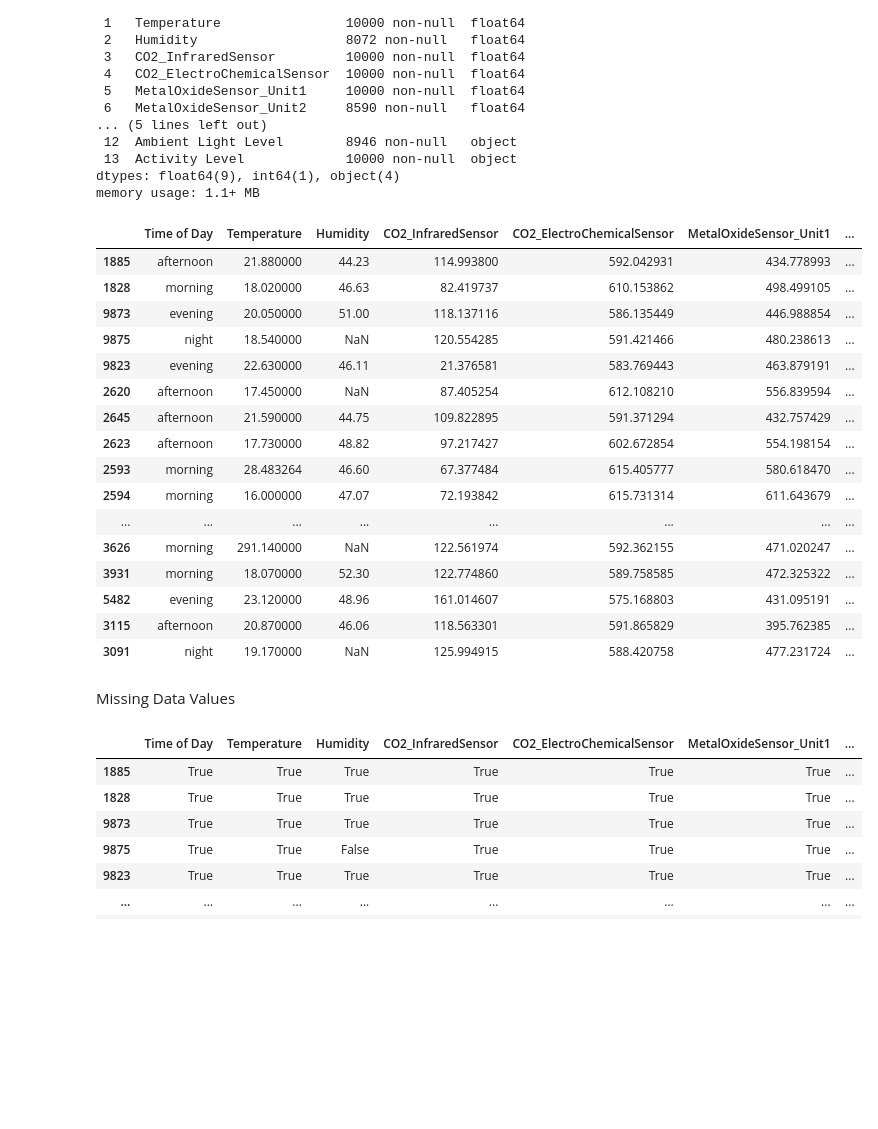
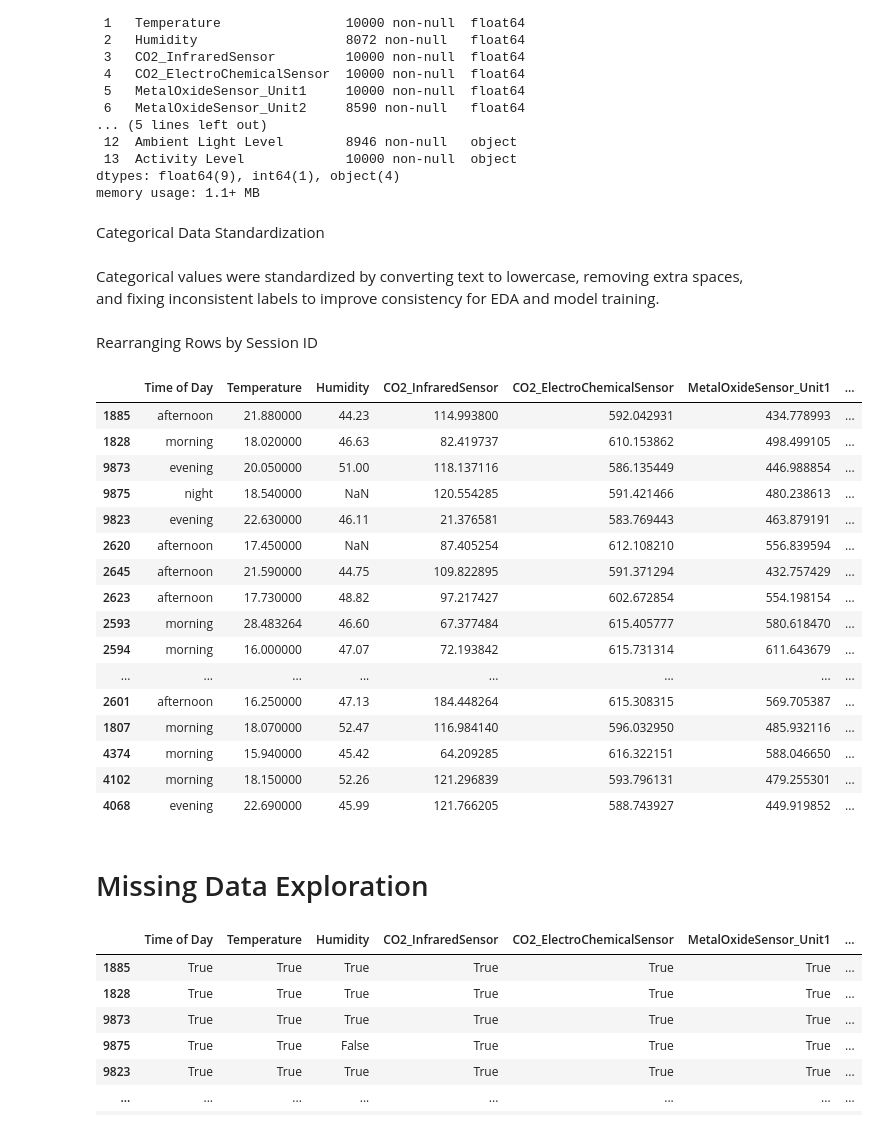
Before and after one commit to SuMyatMon17/AI_Solution_Development_Project, a Jupyter notebook: AI_Application_Development_Project.ipynb, the cells around one changed output. Saved outputs shown, nothing was run; the diff lists cells and outputs as text; code cells hidden in the pictures; blank space fills up the shorter version.

```diff
--- a/AI_Application_Development_Project.ipynb
+++ b/AI_Application_Development_Project.ipynb
@@ -57,38 +55,44 @@ Data columns (total 14 columns):
  13  Activity Level             10000 non-null  object
 dtypes: float64(9), int64(1), object(4)
 memory usage: 1.1+ MB
+# %% [markdown]
+Categorical Data Standardization
 # %%
 df_raw['Time of Day'] = df_raw['Time of Day'].str.lower().str.strip()
 df_raw['HVAC Operation Mode'] = df_raw['HVAC Operation Mode'].str.lower().str.strip()
 df_raw['Ambient Light Level'] = df_raw['Ambient Light Level'].str.lower().str.strip()
-df_raw['Activity Level'] = df_raw['Activity Level'].str.lower().str.strip()
+df_raw['Activity Level'] = df_raw['Activity Level'].str.lower().str.strip().str.replace('_', ' ', regex=False).replace({'lowactivity': 'low activity', 'moderateactivity': 'moderate activity'})
+# %% [markdown]
+Categorical values were standardized by converting text to lowercase, removing extra spaces, and fixing inconsistent labels to improve consistency for EDA and model training.
+# %% [markdown]
+Rearranging Rows by Session ID
 # %%
 df_raw = df_raw.sort_values(
     by="Session ID",
     ascending=True
 )
 
-df_raw.head(50)
+df_raw.head(20)
 # %% [output]
 |  | Time of Day | Temperature | Humidity | CO2_InfraredSensor | CO2_ElectroChemicalSensor | MetalOxideSensor_Unit1 | ... |
 | 1885 | afternoon | 21.880000 | 44.23 | 114.993800 | 592.042931 | 434.778993 | ... |
 | 1828 | morning | 18.020000 | 46.63 | 82.419737 | 610.153862 | 498.499105 | ... |
 | 9873 | evening | 20.050000 | 51.00 | 118.137116 | 586.135449 | 446.988854 | ... |
 | 9875 | night | 18.540000 | NaN | 120.554285 | 591.421466 | 480.238613 | ... |
 | 9823 | evening | 22.630000 | 46.11 | 21.376581 | 583.769443 | 463.879191 | ... |
 | 2620 | afternoon | 17.450000 | NaN | 87.405254 | 612.108210 | 556.839594 | ... |
 | 2645 | afternoon | 21.590000 | 44.75 | 109.822895 | 591.371294 | 432.757429 | ... |
 | 2623 | afternoon | 17.730000 | 48.82 | 97.217427 | 602.672854 | 554.198154 | ... |
 | 2593 | morning | 28.483264 | 46.60 | 67.377484 | 615.405777 | 580.618470 | ... |
 | 2594 | morning | 16.000000 | 47.07 | 72.193842 | 615.731314 | 611.643679 | ... |
 | ... | ... | ... | ... | ... | ... | ... | ... |
-| 3626 | morning | 291.140000 | NaN | 122.561974 | 592.362155 | 471.020247 | ... |
-| 3931 | morning | 18.070000 | 52.30 | 122.774860 | 589.758585 | 472.325322 | ... |
-| 5482 | evening | 23.120000 | 48.96 | 161.014607 | 575.168803 | 431.095191 | ... |
-| 3115 | afternoon | 20.870000 | 46.06 | 118.563301 | 591.865829 | 395.762385 | ... |
-| 3091 | night | 19.170000 | NaN | 125.994915 | 588.420758 | 477.231724 | ... |
+| 2601 | afternoon | 16.250000 | 47.13 | 184.448264 | 615.308315 | 569.705387 | ... |
+| 1807 | morning | 18.070000 | 52.47 | 116.984140 | 596.032950 | 485.932116 | ... |
+| 4374 | morning | 15.940000 | 45.42 | 64.209285 | 616.322151 | 588.046650 | ... |
+| 4102 | morning | 18.150000 | 52.26 | 121.296839 | 593.796131 | 479.255301 | ... |
+| 4068 | evening | 22.690000 | 45.99 | 121.766205 | 588.743927 | 449.919852 | ... |
-# %% [markdown]
-Missing Data Values
+# %% [markdown]
+# Missing Data Exploration
 # %%
 df_raw.notnull()
 # %% [output]
```
Also changed, not shown: parts of 28 cells of this notebook.
